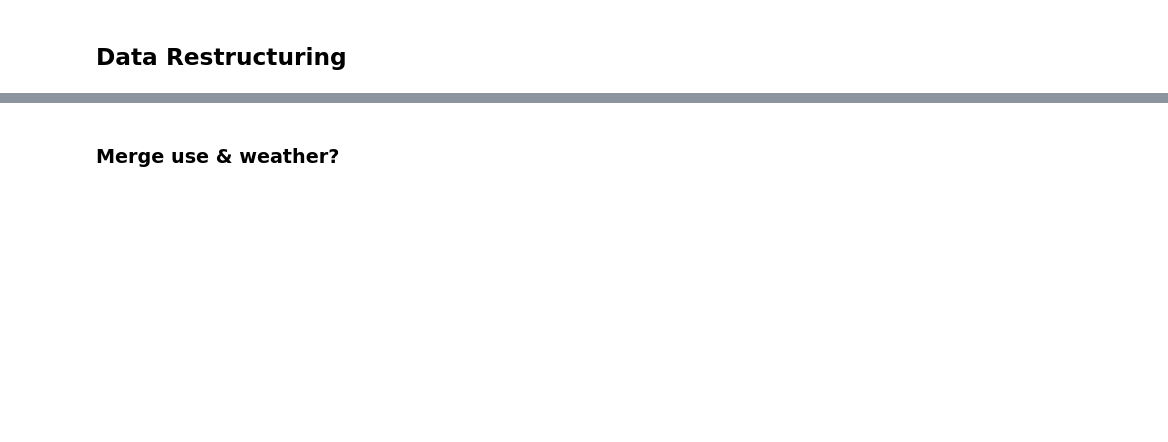
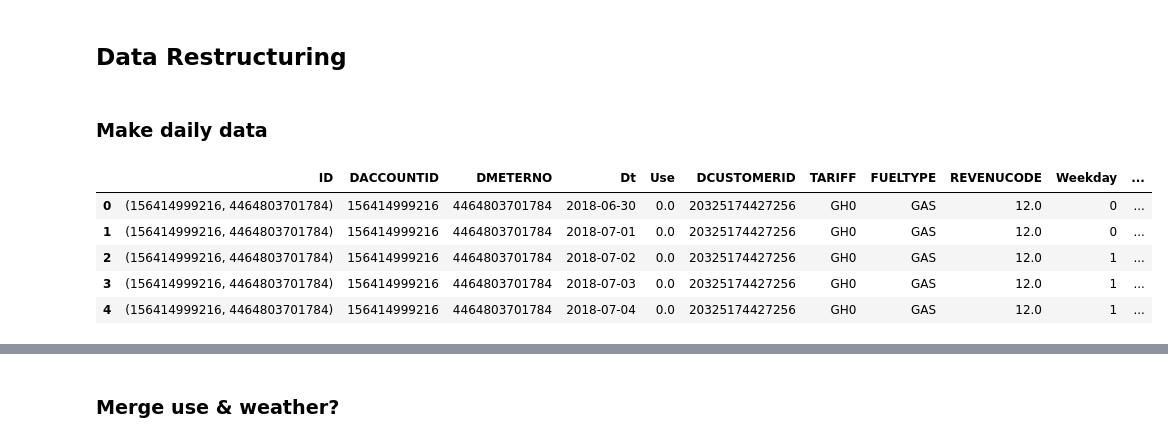
Before and after one commit to yz669/Capstone_2018Fall, a Jupyter notebook: Forecasting Data.ipynb, the cells around one changed output, grey strips where cells are left out. Cells and saved outputs as stored; diff of their text form; code cells hidden in the pictures; blank space fills up the shorter version.

```diff
--- a/Forecasting Data.ipynb
+++ b/Forecasting Data.ipynb
@@ -118,3 +153,38 @@ tidy_use = pd.melt(use,
 # %%
 # relabel/retype
 tidy_use['Hour'] = tidy_use['Hour'].str.extract('(\d+)').astype(int)
+tidy_use = tidy_use.sort_values(by=["Dt"])
+# %% [markdown]
+### Make daily data ###
+# %%
+# for daily aggregation
+daily_use = (tidy_use[['ID','DACCOUNTID','DMETERNO','Use','Dt']]
+             .groupby(['ID','DACCOUNTID','DMETERNO','Dt'])
+             .sum()
+             .reset_index())
+# %%
+# append rate code data
+daily_use = daily_use.merge(customer, how='inner', on=['ID','DACCOUNTID','DMETERNO'])
+#daily_use.head()
+# %%
+# Add dummy variables for day-of-week
+daily_use['Weekday'] = pd.get_dummies(daily_use['Dt'].dt.weekday < 5)[True]
+
+# Add dummy variables for holidays
+from pandas.tseries.holiday import USFederalHolidayCalendar
+cal = USFederalHolidayCalendar()
+#dr = pd.date_range(start=min(tidy_use['Dt']), end=max(tidy_use['Dt']))
+dr = pd.date_range(start="1-1-2010", end="12-31-2020")
+holidays = cal.holidays(start=dr.min(), end=dr.max())
+
+daily_use['Holiday'] = pd.get_dummies(daily_use['Dt'].isin(holidays))[True]
+del (USFederalHolidayCalendar, cal, dr, holidays)
+# %%
+daily_use.head()
+# %% [output]
+|  | ID | DACCOUNTID | DMETERNO | Dt | Use | DCUSTOMERID | TARIFF | FUELTYPE | REVENUCODE | Weekday | ... |
+| 0 | (156414999216, 4464803701784) | 156414999216 | 4464803701784 | 2018-06-30 | 0.0 | 20325174427256 | GH0 | GAS | 12.0 | 0 | ... |
+| 1 | (156414999216, 4464803701784) | 156414999216 | 4464803701784 | 2018-07-01 | 0.0 | 20325174427256 | GH0 | GAS | 12.0 | 0 | ... |
+| 2 | (156414999216, 4464803701784) | 156414999216 | 4464803701784 | 2018-07-02 | 0.0 | 20325174427256 | GH0 | GAS | 12.0 | 1 | ... |
+| 3 | (156414999216, 4464803701784) | 156414999216 | 4464803701784 | 2018-07-03 | 0.0 | 20325174427256 | GH0 | GAS | 12.0 | 1 | ... |
+| 4 | (156414999216, 4464803701784) | 156414999216 | 4464803701784 | 2018-07-04 | 0.0 | 20325174427256 | GH0 | GAS | 12.0 | 1 | ... |
```
Also changed, not shown: parts of 37 cells of this notebook, 3 other files.
